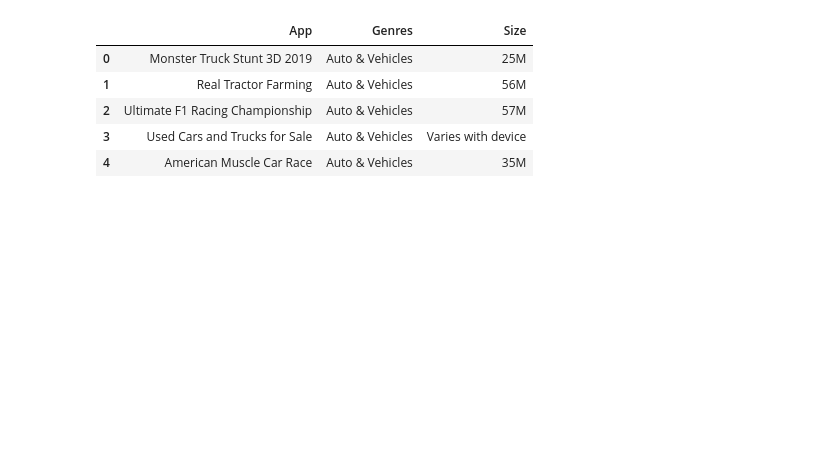
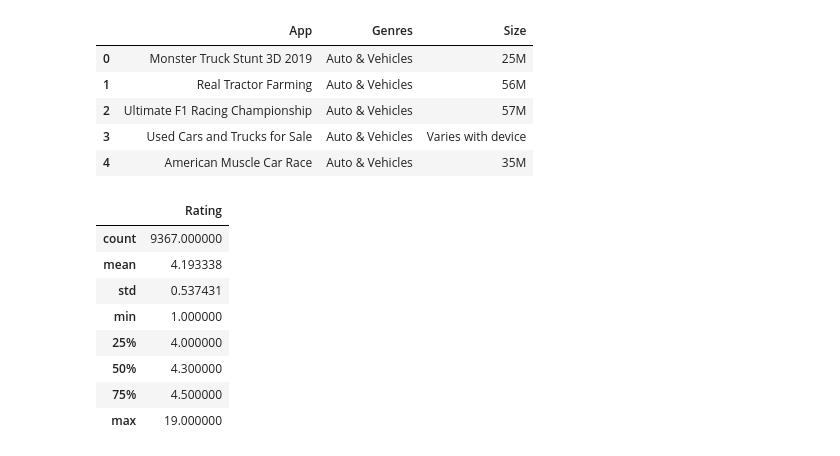
Before and after one commit to Commit-ted/DI-Bootcamp, a Jupyter notebook: Week5_DataVizualization/D3/DailyChallenge/W5_D3_DC_SQLAlchemy.ipynb, the cells around one changed output. Drawn from its saved outputs; the diff is of its cells as text; code cells hidden in the pictures; blank space fills up the shorter version.

```diff
--- a/Week5_DataVizualization/D3/DailyChallenge/W5_D3_DC_SQLAlchemy.ipynb
+++ b/Week5_DataVizualization/D3/DailyChallenge/W5_D3_DC_SQLAlchemy.ipynb
@@ -159,3 +159,17 @@ filtered_df.head(5)
 | 2 | Ultimate F1 Racing Championship | Auto & Vehicles | 57M |
 | 3 | Used Cars and Trucks for Sale | Auto & Vehicles | Varies with device |
 | 4 | American Muscle Car Race | Auto & Vehicles | 35M |
+# %%
+# Display summary statistics for key columns
+df_summary = df[['Rating', 'Price']].describe()
+df_summary
+# %% [output]
+|  | Rating |
+| count | 9367.000000 |
+| mean | 4.193338 |
+| std | 0.537431 |
+| min | 1.000000 |
+| 25% | 4.000000 |
+| 50% | 4.300000 |
+| 75% | 4.500000 |
+| max | 19.000000 |
```
Also changed, not shown: parts of 2 cells of this notebook, 55 other files.
